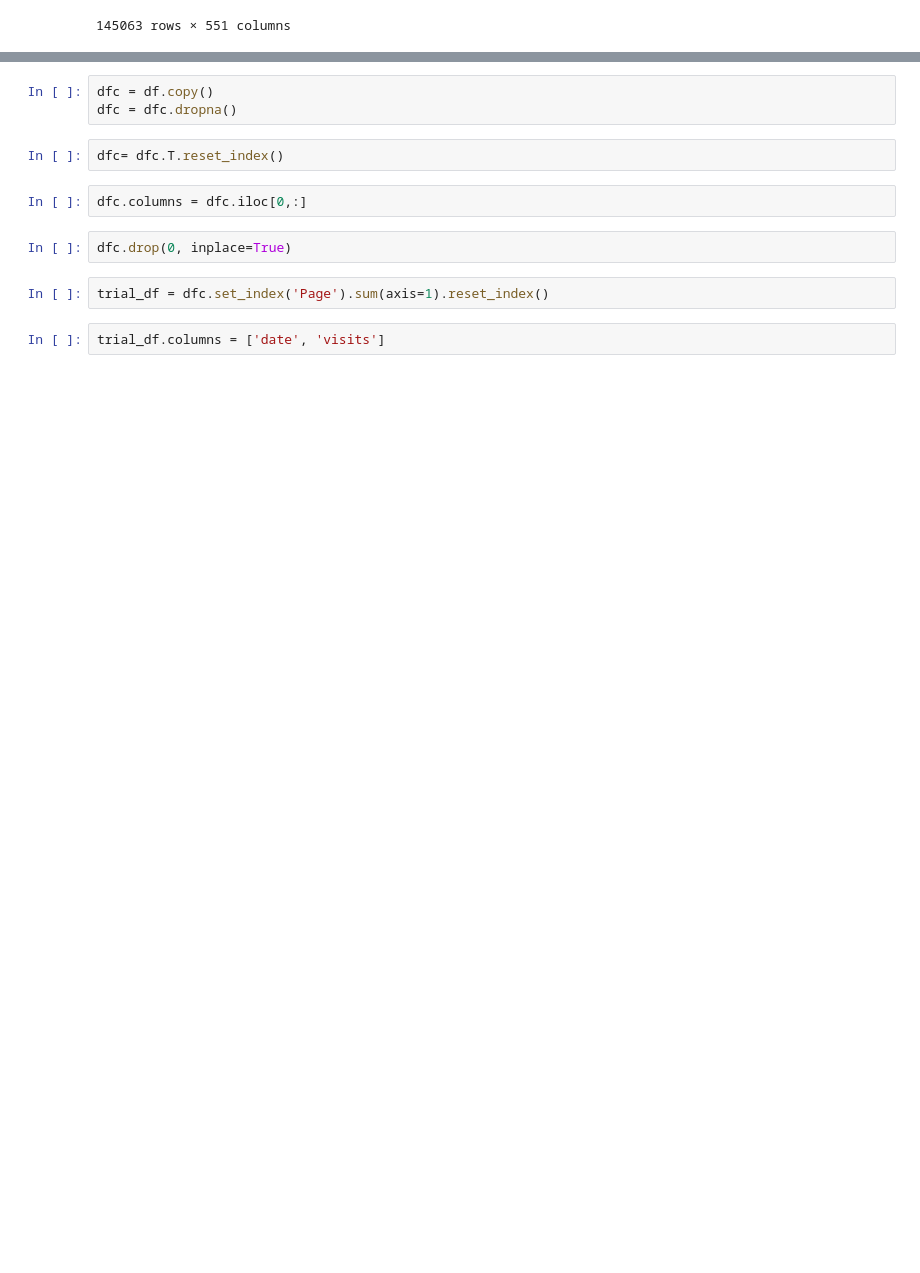
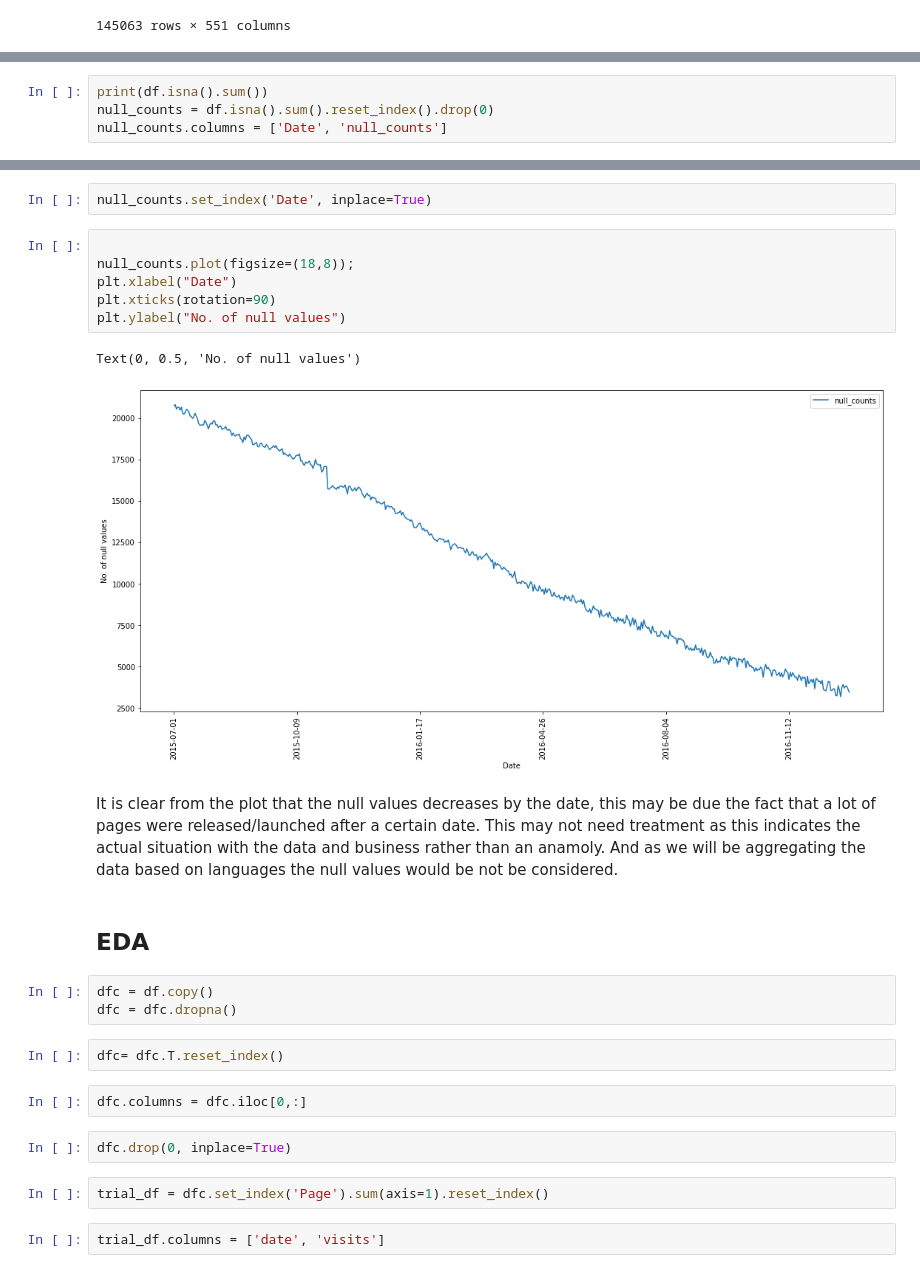
Before and after one commit to atomikkus/time_series, a Jupyter notebook: adease.ipynb, the cells around one changed output, grey strips where cells are left out. Saved outputs shown, nothing was run; the diff lists cells and outputs as text; blank space fills up the shorter version.

```diff
--- a/adease.ipynb
+++ b/adease.ipynb
@@ -39,0 +25,4 @@ Length: 551, dtype: int64
+# %%
+print(df.isna().sum())
+null_counts = df.isna().sum().reset_index().drop(0)
+null_counts.columns = ['Date', 'null_counts']
@@ -40,3 +42,18 @@ Length: 551, dtype: int64
+# %%
+null_counts.set_index('Date', inplace=True)
+# %%
+
+null_counts.plot(figsize=(18,8));
+plt.xlabel("Date")
+plt.xticks(rotation=90)
+plt.ylabel("No. of null values")
+# %% [output]
+Text(0, 0.5, 'No. of null values')
+[figure, added]
+# %% [markdown]
+It is clear from the plot that the null values decreases by the date, this may be due the fact that a lot of pages were released/launched after a certain date. This may not need treatment as this indicates the actual situation with the data and business rather than an anamoly. And as we will be aggregating the data based on languages the null values would be not be considered.
+# %% [markdown]
+## EDA
 # %%
 dfc = df.copy()
 dfc = dfc.dropna()
```
Also changed, not shown: parts of 13 cells of this notebook.
